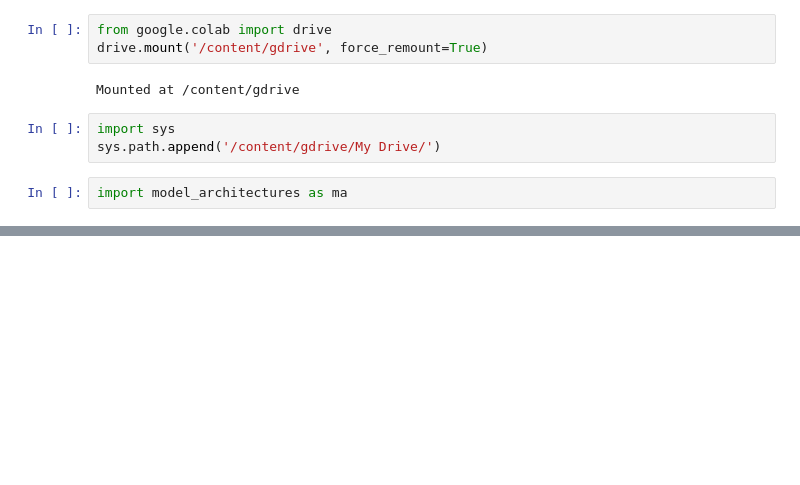
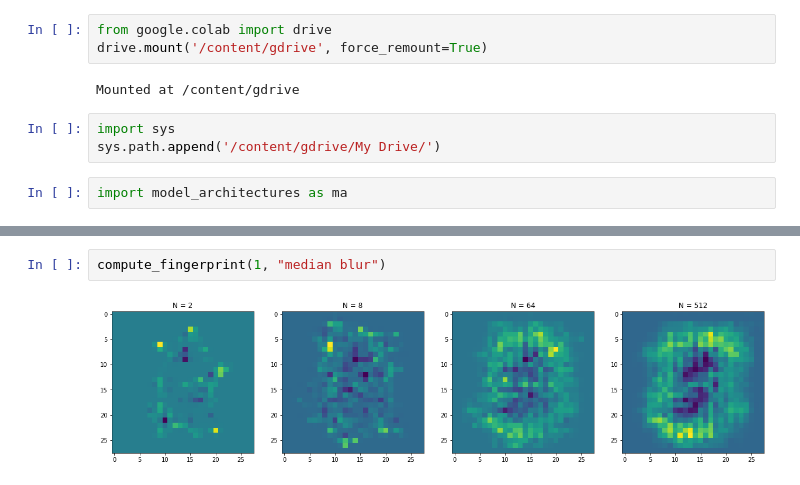
Before and after one commit to VasundharaAgarwal/GANFingerprinting, a Jupyter notebook: Fingerprint_Generation.ipynb, the cells around one changed output, grey strips where cells are left out. Drawn from its saved outputs; the diff is of its cells as text; blank space fills up the shorter version.

```diff
--- a/Fingerprint_Generation.ipynb
+++ b/Fingerprint_Generation.ipynb
@@ -92,0 +103,4 @@ np.random.seed(manualSeed)
+# %%
+compute_fingerprint(1, "median blur")
+# %% [output]
+[figure, added]
```
Also changed, not shown: parts of 28 cells of this notebook.
